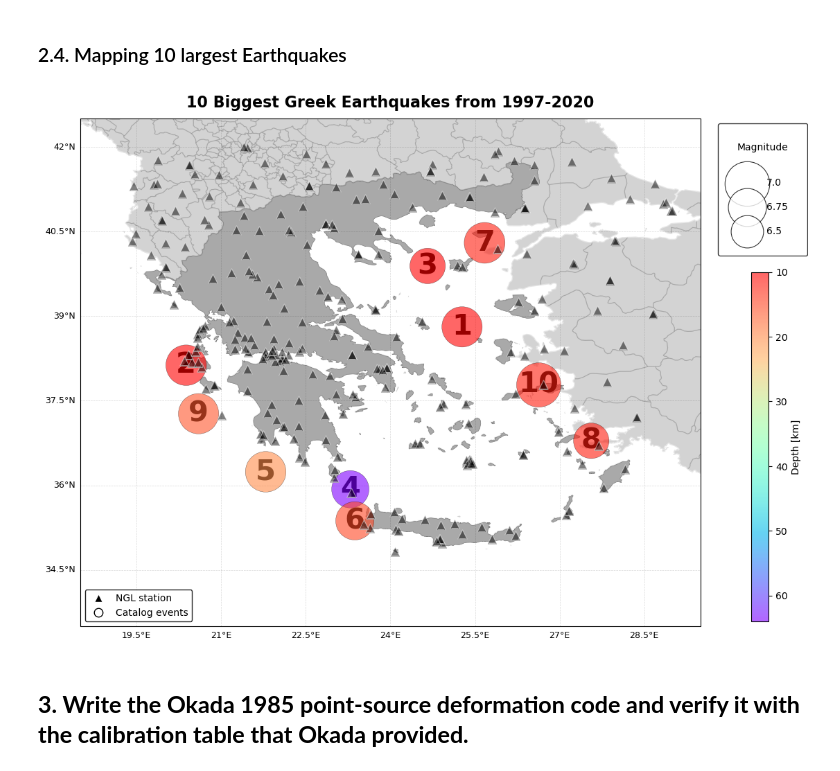
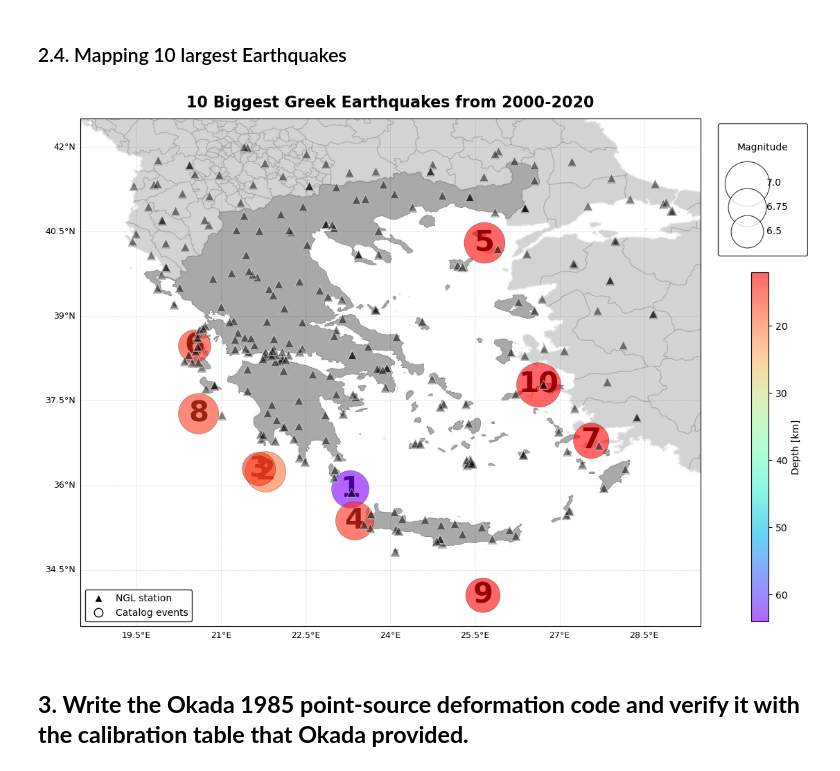
Before and after one commit to bvb000/DiplomaThesis, a Jupyter notebook: Point-Source_Okada.ipynb, the cells around one changed output. Drawn from its saved outputs; the diff is of its cells as text; code cells hidden in the pictures.

Commit message:
Draft 5... I think
Removed Serpelloni's relevant radius, because it's against our objective. Added computation of total slip np.sqrt(ux**2+uy**2+uz**2). Cutoff Catalog to be 2000 to 2020.

```diff
--- a/Point-Source_Okada.ipynb
+++ b/Point-Source_Okada.ipynb
@@ -140,6 +145,6 @@ Recall that the Okada 1985 model uses a planar approximation. Thus for simplicit
 # %%
-start_time = UTCDateTime("1976-01-01T00:00:00")
-end_time   = UTCDateTime("2026-01-01T00:00:00")
+start_time = UTCDateTime("2000-01-01T00:00:00")
+end_time   = UTCDateTime("2020-12-31T23:59:59")
 
 greece_catalog = cmt_catalog.filter(
     "time >= %s" % start_time,
@@ -323,5 +328,5 @@ print(big10_eqs)
 # %%
-big10_catalog = greece_catalog.filter("magnitude >= 6.64")
+big10_catalog = greece_catalog.filter("magnitude >= 6.5")
 big10_catalog.write("Big10_Greece_Seismicity.xml", format="QUAKEML")
 print(len(big10_catalog))
 # %% [output]
@@ -430,36 +435,36 @@ ax.add_artist(mag_legend) #keeps the colorbar and the new legend separated
 
 # Station and Event Legend
 legend_elements = [
     Line2D(
         [0], [0], marker='^', color='w', label='NGL station',
         markerfacecolor='black', markeredgecolor='white', markersize=9
     ),
     Line2D(
         [0], [0], marker='o', color='w', label='Catalog events',
         markerfacecolor='white', markeredgecolor='black', markersize=9
     )
 ]
 
 legend = ax.legend(
     handles=legend_elements, loc="lower left", framealpha=0.85,
     frameon=True, fontsize=10, facecolor="white", edgecolor="black"
 )
 
 # Labelling Earthquakes
 for i in range(0,10):
     plt.text(ev_lons[i], ev_lats[i], str(i+1), ha="center", va="center", fontsize=30, color="black", weight="bold")
 
 # Title
 ax.set_title(
-    "10 Biggest Greek Earthquakes from 1997-2020",
+    "10 Biggest Greek Earthquakes from 2000-2020",
     fontsize=16, fontweight="bold", color="black", pad=12,
 )
 ax.set_facecolor("white")
 plt.tight_layout()
-plt.savefig("Big10_Greece_Seismicity_1997-2020.png", dpi=180, bbox_inches="tight", facecolor=fig.get_facecolor())
+plt.savefig("Big10_Greece_Seismicity_2000-2020.png", dpi=180, bbox_inches="tight", facecolor=fig.get_facecolor())
 plt.show()
 # %% [output]
-[figure, old version]
+[figure, new version]
 # %% [markdown]
 ## **3. Write the Okada 1985 point-source deformation code and verify it with the calibration table that Okada provided.**
 # %%
```
Also changed, not shown: parts of 14 cells of this notebook.
